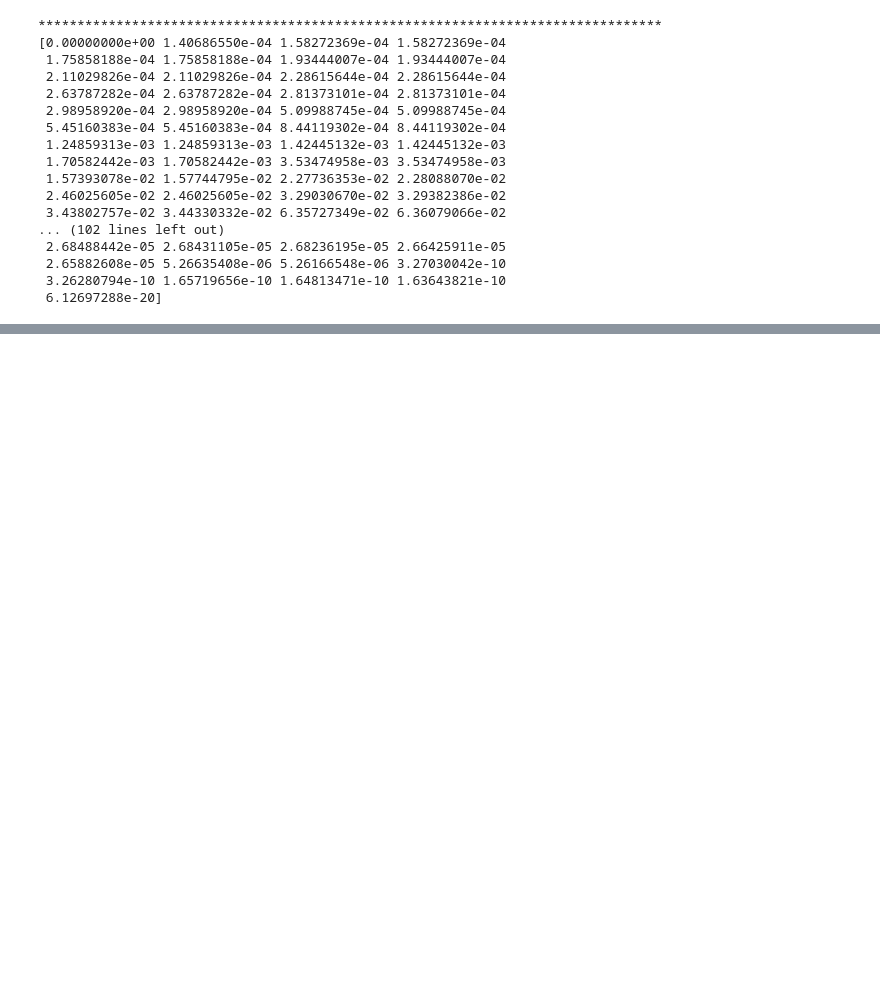
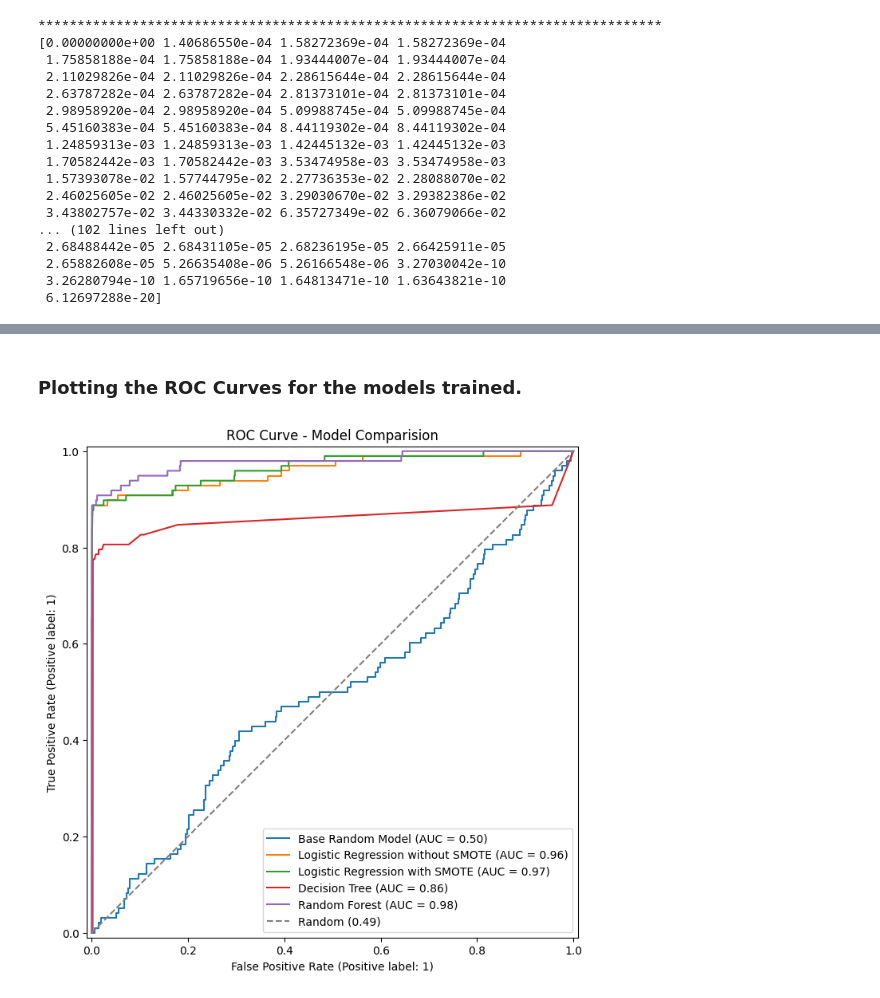
Before and after one commit to VeenaKodimala/Certificate-Program-in-AIML-IIT-Patna, a Jupyter notebook: MODULE 2 - CLASSICAL ML/Logistic Regression/Model_CreditCardFraud.ipynb, the cells around one changed output, grey strips where cells are left out. Drawn from its saved outputs; the diff is of its cells as text; code cells hidden in the pictures; blank space fills up the shorter version.

```diff
--- a/MODULE 2 - CLASSICAL ML/Logistic Regression/Model_CreditCardFraud.ipynb
+++ b/MODULE 2 - CLASSICAL ML/Logistic Regression/Model_CreditCardFraud.ipynb
@@ -890,0 +968,19 @@ print(tresholdSmote)
+# %% [markdown]
+### Plotting the ROC Curves for the models trained.
+# %%
+models=[("Base Random Model",yProbaRndm),
+        ("Logistic Regression without SMOTE",yProbaBase),
+        ("Logistic Regression with SMOTE",yProbaLgSmt),
+        ("Decision Tree",yProbaDesc),
+        ("Random Forest",yProbaRndmFrst)]
+
+fig,ax = py.subplots(figsize=(9,8))
+
+for name,proba in models:
+    RocCurveDisplay.from_predictions(yTest,proba,name=name,ax=ax)
+
+ax.legend(loc='lower right')
+ax.set_title("ROC Curve - Model Comparision")
+py.show()
+# %% [output]
+[figure, added]
```
Also changed, not shown: parts of 12 cells of this notebook.
